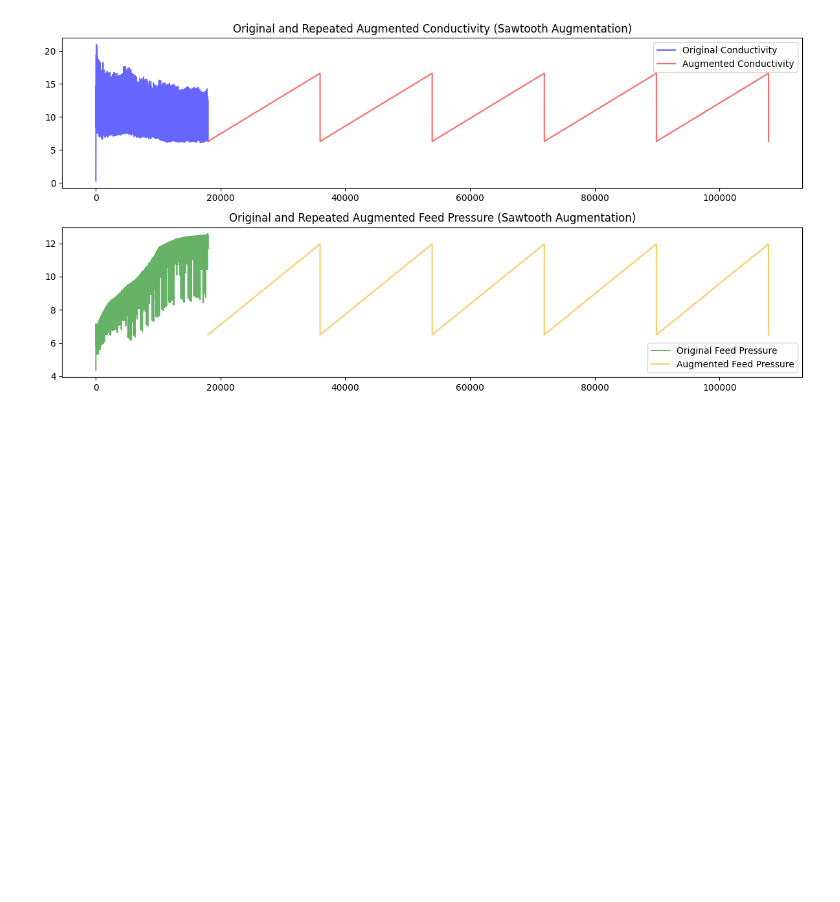
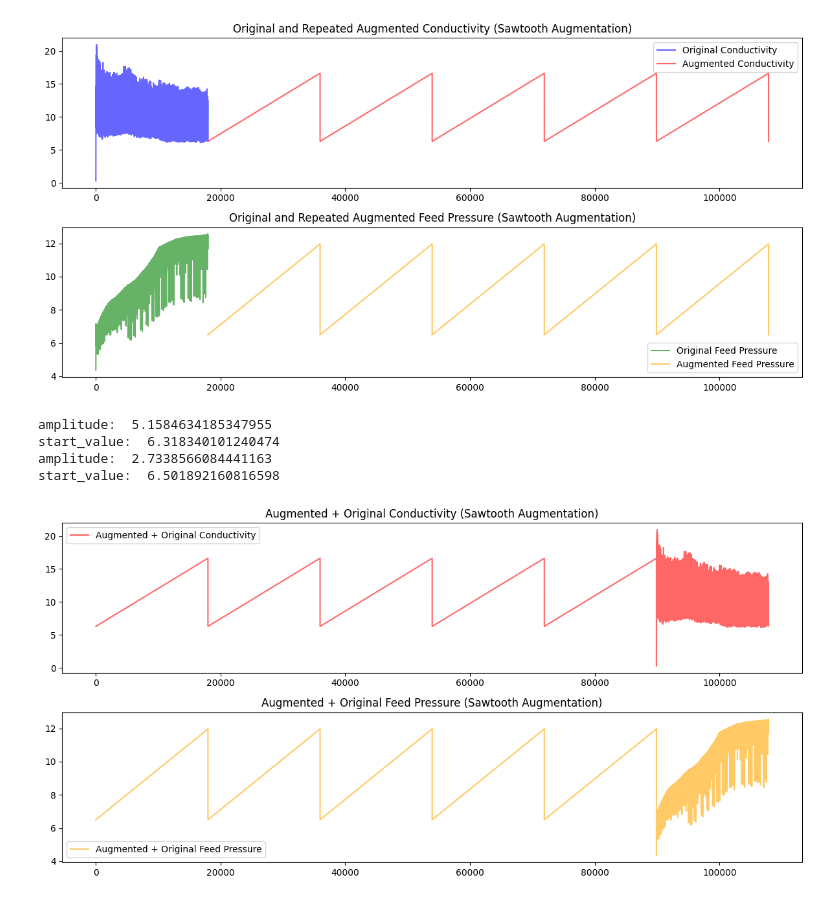
Before and after one commit to AquaMarine-AI/ProjectAW, a Jupyter notebook: data_agumentation_sawtooth.ipynb, the cells around one changed output. Drawn from its saved outputs; the diff is of its cells as text; code cells hidden in the pictures; blank space fills up the shorter version.

```diff
--- a/data_agumentation_sawtooth.ipynb
+++ b/data_agumentation_sawtooth.ipynb
@@ -621,3 +623,76 @@ sawtooth_wave:  [ 6.50189216  6.50219631  6.50250046 ... 11.96899708 11.96930123
 sawtooth_wave:  [ 6.50189216  6.50219631  6.50250046 ... 11.96899708 11.96930123
   6.50189216]  amplitude:  2.7338566084441163
 [figure]
+# %%
+# ---------------- 톱니함수 기반 증강 ---------------- #
+
+import numpy as np
+import pandas as pd
+import matplotlib.pyplot as plt
+from scipy import signal  # 톱니 함수 생성에 사용
+
+# 기존 데이터에서 처리된 데이터를 준비
+original_conductivity = final_processed_df['Processed Conductivity'].values
+original_feed_pressure = final_processed_df['Processed Feed Pressure'].values
+
+# 반복되는 톱니 함수 기반 증강 함수
+def apply_repeating_sawtooth_augmentation(data, amplitude=1, period=1, cycles=3, repetitions=5):
+    print("amplitude: ", amplitude)
+    """
+    반복되는 톱니 함수 기반 데이터 증강
+    amplitude: 톱니 함수의 진폭 (최고점)
+    period: 톱니 함수의 주기 (얼마나 자주 최고점에서 하락할지 설정)
+    cycles: 톱니 패턴의 반복 횟수 (한 번의 반복에서 톱니가 몇 번 나타날지)
+    repetitions: 전체적으로 톱니 패턴을 몇 번 반복할지 설정
+    """
+    augmented_data = []
+    start_value = data[9]  # 시작점을 기존 데이터의 10번째 값으로 설정
+    print("start_value: ", start_value)
+
+    for rep in range(repetitions):
+        for cycle in range(cycles):
+            # 톱니 함수 생성: 진폭은 일정하게 유지함
+            x = np.linspace(0, 1, len(data))
+            sawtooth_wave = amplitude * signal.sawtooth(2 * np.pi * period * x)
+
+            # 톱니 파형의 시작점을 기존 데이터의 10번째 값에 맞춤
+            sawtooth_wave += start_value - sawtooth_wave[0]
+
+            # 데이터에 증강된 톱니 파형을 추가
+            augmented_data.extend(sawtooth_wave)
+
+    return np.array(augmented_data[:len(data) * repetitions])  # 원하는 반복 횟수만큼 자르기
+
+# 톱니 함수 적용 (반복되는 톱니 패턴 적용, 진폭 1배로 유지)
+augmented_conductivity = apply_repeating_sawtooth_augmentation(
+    original_conductivity, amplitude=(np.max(original_conductivity) - np.min(original_conductivity)) / 4, period=1, cycles=3, repetitions=5)
+augmented_feed_pressure = apply_repeating_sawtooth_augmentation(
+    original_feed_pressure, amplitude=(np.max(original_feed_pressure) - np.min(original_feed_pressure)) / 3, period=1, cycles=3, repetitions=5)
+
+# 기존 데이터 앞에 증강된 데이터 추가
+combined_conductivity = np.concatenate([augmented_conductivity, original_conductivity])
+combined_feed_pressure = np.concatenate([augmented_feed_pressure, original_feed_pressure])
+
+# 증강된 데이터와 원본 데이터를 구분하여 시각화
+plt.figure(figsize=(12, 6))
+
+# 원본 및 증강된 전도도 데이터 비교
+plt.subplot(2, 1, 1)
+plt.plot(np.arange(len(combined_conductivity)), combined_conductivity, label='Augmented + Original Conductivity', color='red', alpha=0.6)
+plt.title('Augmented + Original Conductivity (Sawtooth Augmentation)')
+plt.legend()
+
+# 원본 및 증강된 압력 데이터 비교
+plt.subplot(2, 1, 2)
+plt.plot(np.arange(len(combined_feed_pressure)), combined_feed_pressure, label='Augmented + Original Feed Pressure', color='orange', alpha=0.6)
+plt.title('Augmented + Original Feed Pressure (Sawtooth Augmentation)')
+plt.legend()
+
+plt.tight_layout()
+plt.show()
+# %% [output]
+amplitude:  5.1584634185347955
+start_value:  6.318340101240474
+amplitude:  2.7338566084441163
+start_value:  6.501892160816598
+[figure, added]
```
Also changed, not shown: parts of 3 cells of this notebook.
